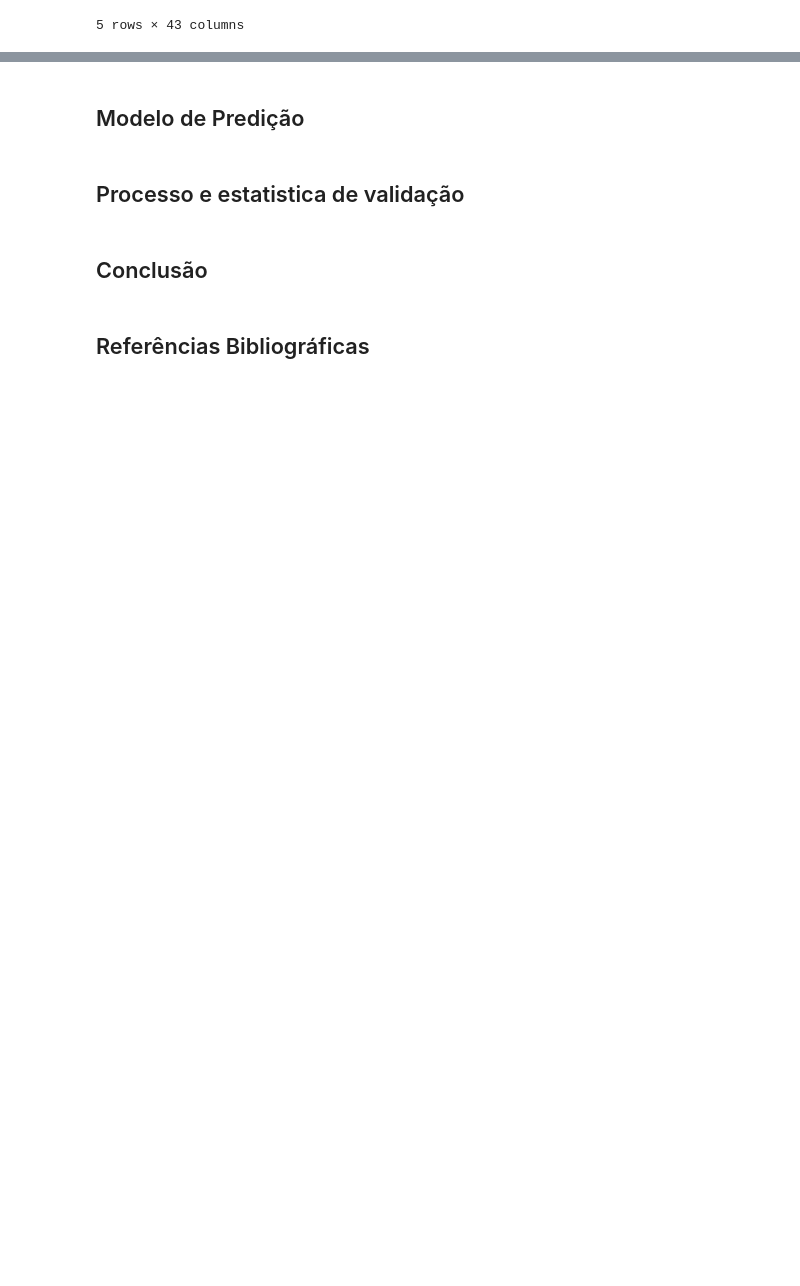
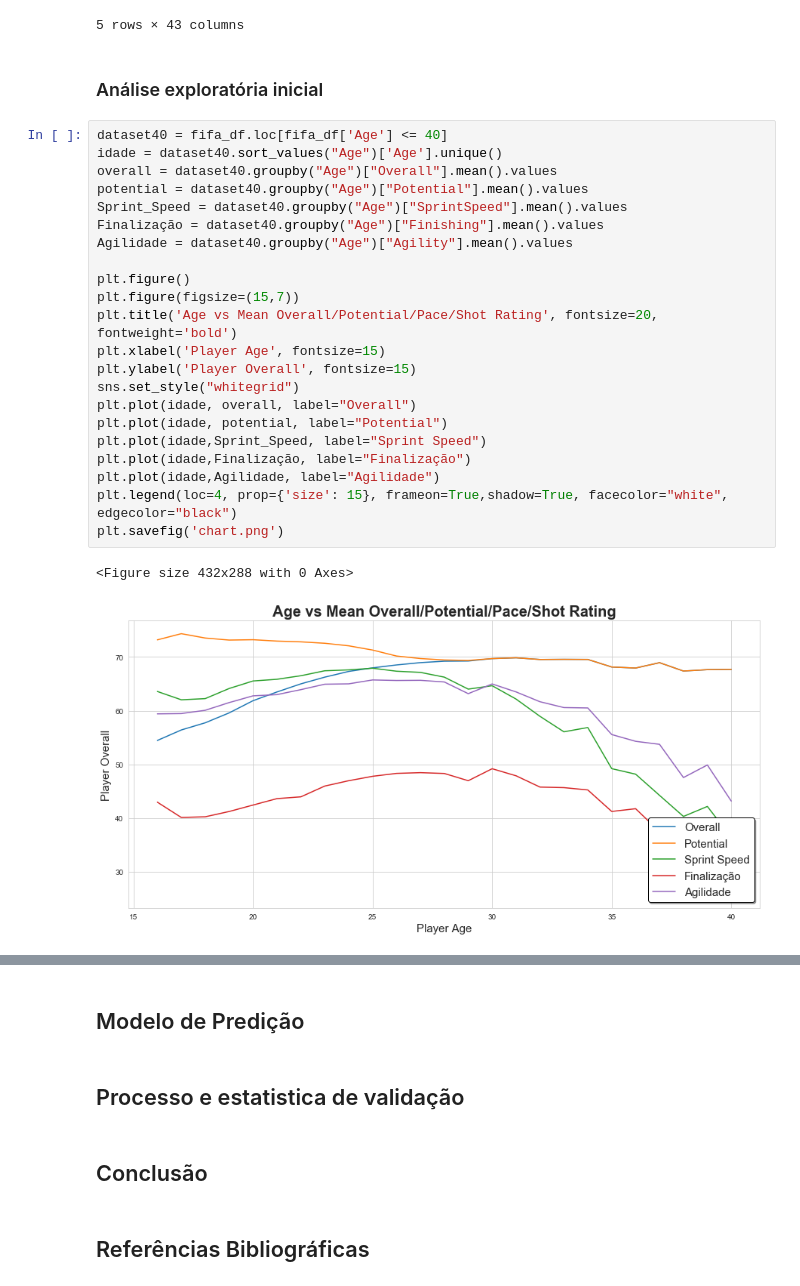
Before and after one commit to Thiagomp3/FIFA_Rating_P2, a Jupyter notebook: FIFA Rating Prediction.ipynb, the cells around one changed output, grey strips where cells are left out. Saved outputs shown, nothing was run; the diff lists cells and outputs as text; blank space fills up the shorter version.

Commit message:
Add análise explorátoria

```diff
--- a/FIFA Rating Prediction.ipynb
+++ b/FIFA Rating Prediction.ipynb
@@ -99,3 +99,30 @@ fifa_df.head()
 | 3 | De Gea | 27 | Spain | 91 | 93 | Manchester United | 260000.0 | Right | GK | ... |
 | 4 | K. De Bruyne | 27 | Belgium | 91 | 92 | Manchester City | 355000.0 | Right | RCM | ... |
 5 rows × 43 columns
+# %% [markdown]
+### Análise exploratória inicial
+# %%
+dataset40 = fifa_df.loc[fifa_df['Age'] <= 40]
+idade = dataset40.sort_values("Age")['Age'].unique()
+overall = dataset40.groupby("Age")["Overall"].mean().values
+potential = dataset40.groupby("Age")["Potential"].mean().values
+Sprint_Speed = dataset40.groupby("Age")["SprintSpeed"].mean().values
+Finalização = dataset40.groupby("Age")["Finishing"].mean().values
+Agilidade = dataset40.groupby("Age")["Agility"].mean().values
+
+plt.figure()
+plt.figure(figsize=(15,7))
+plt.title('Age vs Mean Overall/Potential/Pace/Shot Rating', fontsize=20, fontweight='bold')
+plt.xlabel('Player Age', fontsize=15)
+plt.ylabel('Player Overall', fontsize=15)
+sns.set_style("whitegrid")
+plt.plot(idade, overall, label="Overall")
+plt.plot(idade, potential, label="Potential")
+plt.plot(idade,Sprint_Speed, label="Sprint Speed")
+plt.plot(idade,Finalização, label="Finalização")
+plt.plot(idade,Agilidade, label="Agilidade")
+plt.legend(loc=4, prop={'size': 15}, frameon=True,shadow=True, facecolor="white", edgecolor="black")
+plt.savefig('chart.png')
+# %% [output]
+<Figure size 432x288 with 0 Axes>
+[figure, added]
```
Also changed, not shown: parts of 4 cells of this notebook, 1 other file.
